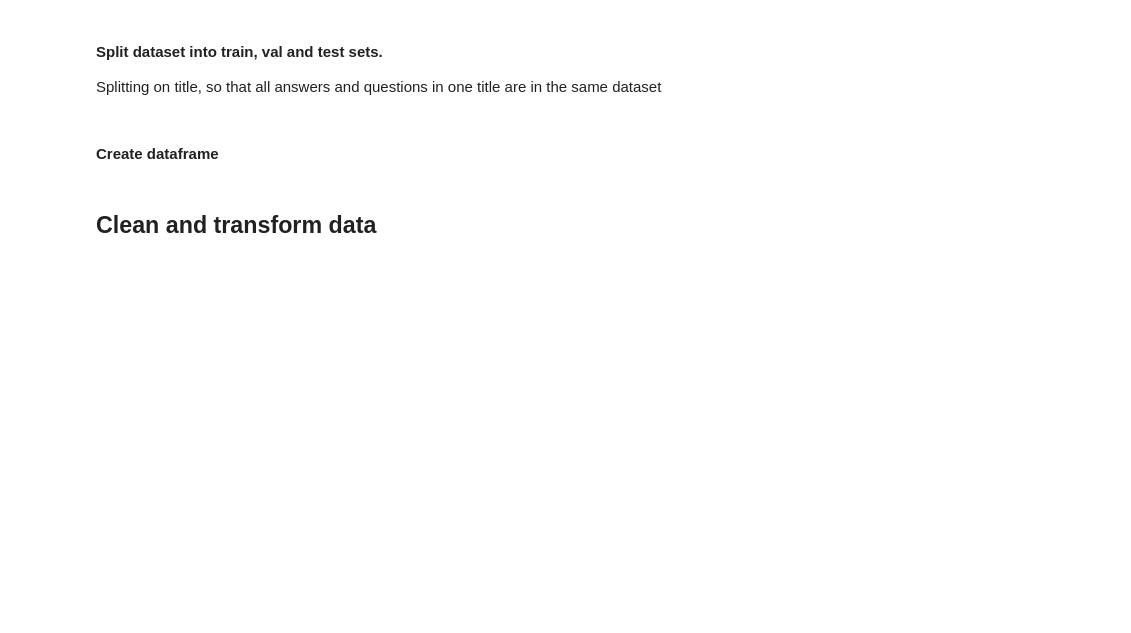
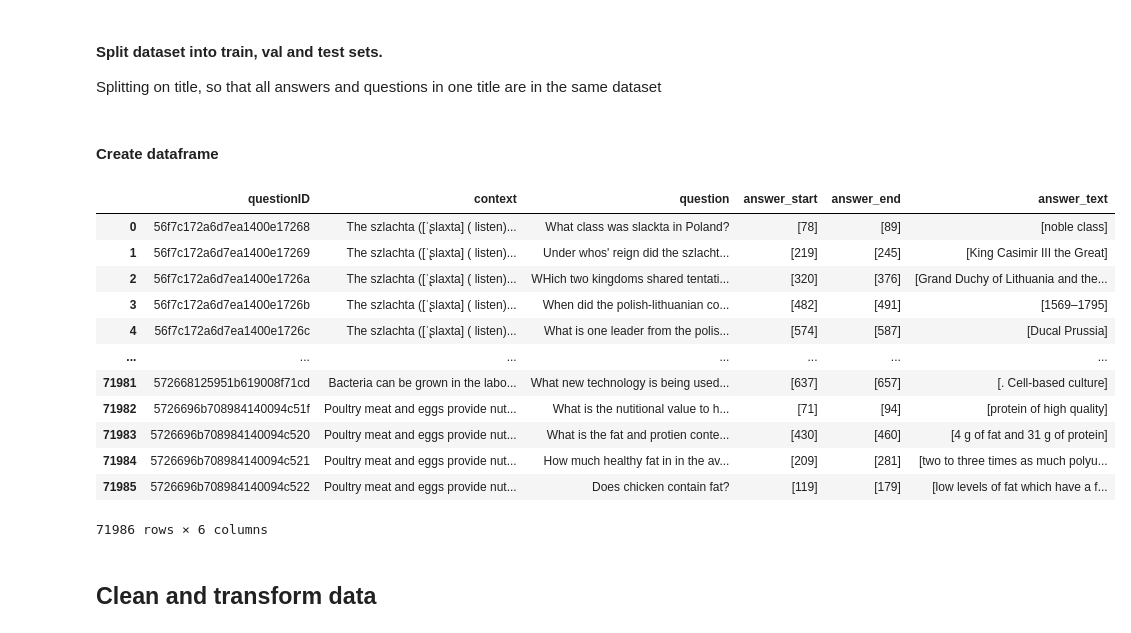
Before and after one commit to solveijm/NLP, a Jupyter notebook: Project/QuestionAnswering.ipynb, the cells around one changed output. Saved outputs shown, nothing was run; the diff lists cells and outputs as text; code cells hidden in the pictures; blank space fills up the shorter version.

```diff
--- a/Project/QuestionAnswering.ipynb
+++ b/Project/QuestionAnswering.ipynb
@@ -68,6 +68,7 @@ def create_dataframe(data):
     questions = []
     answers_text = []
     answers_start = []
+    answers_end = []
     question_ids = []
     for i in range(len(data)):
         paragraphs = data[i]['paragraphs']
@@ -75,24 +76,40 @@ def create_dataframe(data):
             for q_a in sub_para['qas']:
                 questions.append(q_a['question'])
                 q_a_answer_starts = []
+                q_a_answer_ends = []
                 q_a_answers = []
-                if len(q_a['answers'])>1:
-                        print(q_a['answers'])
                 for answer in q_a['answers']:
+                    answer_end = answer['answer_start'] + len(answer['text'])
                     q_a_answer_starts.append(answer['answer_start'])
+                    q_a_answer_ends.append(answer_end)
                     q_a_answers.append(answer['text'])
                 answers_start.append(q_a_answer_starts)
+                answers_end.append(q_a_answer_ends)
                 answers_text.append(q_a_answers)
                 question_ids.append(q_a['id'])
                 contexts.append(sub_para['context'])
-    df = pd.DataFrame({"questionID":question_ids, "context":contexts, "question": questions, "answer_start": answers_start, "answer_text": answers_text})
+    df = pd.DataFrame({"questionID":question_ids, "context":contexts, "question": questions, "answer_start": answers_start, "answer_end": answers_end, "answer_text": answers_text})
     return df
 # %%
 train_df = create_dataframe(train_data)
 val_df = create_dataframe(val_data)
 test_df = create_dataframe(test_data)
 # %%
-train_df_before = train_df.copy()
+train_df
+# %% [output]
+|  | questionID | context | question | answer_start | answer_end | answer_text |
+| 0 | 56f7c172a6d7ea1400e17268 | The szlachta ([ˈʂlaxta] ( listen)... | What class was slackta in Poland? | [78] | [89] | [noble class] |
+| 1 | 56f7c172a6d7ea1400e17269 | The szlachta ([ˈʂlaxta] ( listen)... | Under whos' reign did the szlacht... | [219] | [245] | [King Casimir III the Great] |
+| 2 | 56f7c172a6d7ea1400e1726a | The szlachta ([ˈʂlaxta] ( listen)... | WHich two kingdoms shared tentati... | [320] | [376] | [Grand Duchy of Lithuania and the... |
+| 3 | 56f7c172a6d7ea1400e1726b | The szlachta ([ˈʂlaxta] ( listen)... | When did the polish-lithuanian co... | [482] | [491] | [1569–1795] |
+| 4 | 56f7c172a6d7ea1400e1726c | The szlachta ([ˈʂlaxta] ( listen)... | What is one leader from the polis... | [574] | [587] | [Ducal Prussia] |
+| ... | ... | ... | ... | ... | ... | ... |
+| 71981 | 572668125951b619008f71cd | Bacteria can be grown in the labo... | What new technology is being used... | [637] | [657] | [. Cell-based culture] |
+| 71982 | 5726696b708984140094c51f | Poultry meat and eggs provide nut... | What is the nutitional value to h... | [71] | [94] | [protein of high quality] |
+| 71983 | 5726696b708984140094c520 | Poultry meat and eggs provide nut... | What is the fat and protien conte... | [430] | [460] | [4 g of fat and 31 g of protein] |
+| 71984 | 5726696b708984140094c521 | Poultry meat and eggs provide nut... | How much healthy fat in in the av... | [209] | [281] | [two to three times as much polyu... |
+| 71985 | 5726696b708984140094c522 | Poultry meat and eggs provide nut... | Does chicken contain fat? | [119] | [179] | [low levels of fat which have a f... |
+71986 rows × 6 columns
 # %% [markdown]
 ## Clean and transform data
 # %% [markdown]
```
Also changed, not shown: parts of 18 cells of this notebook.
